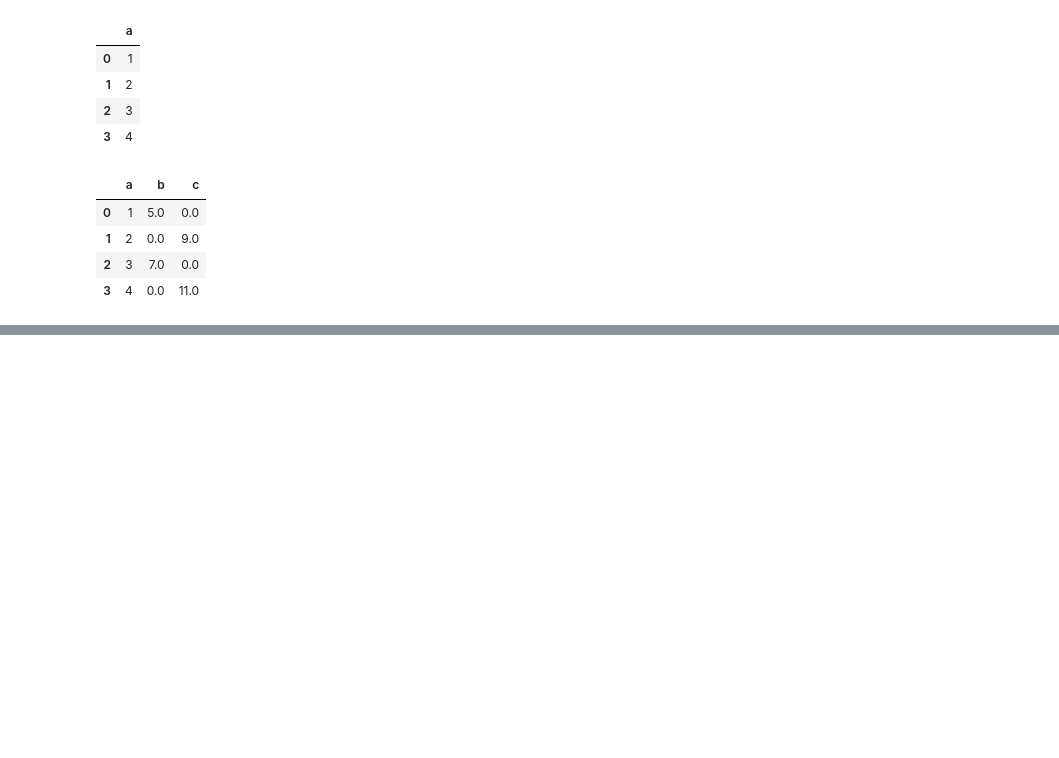
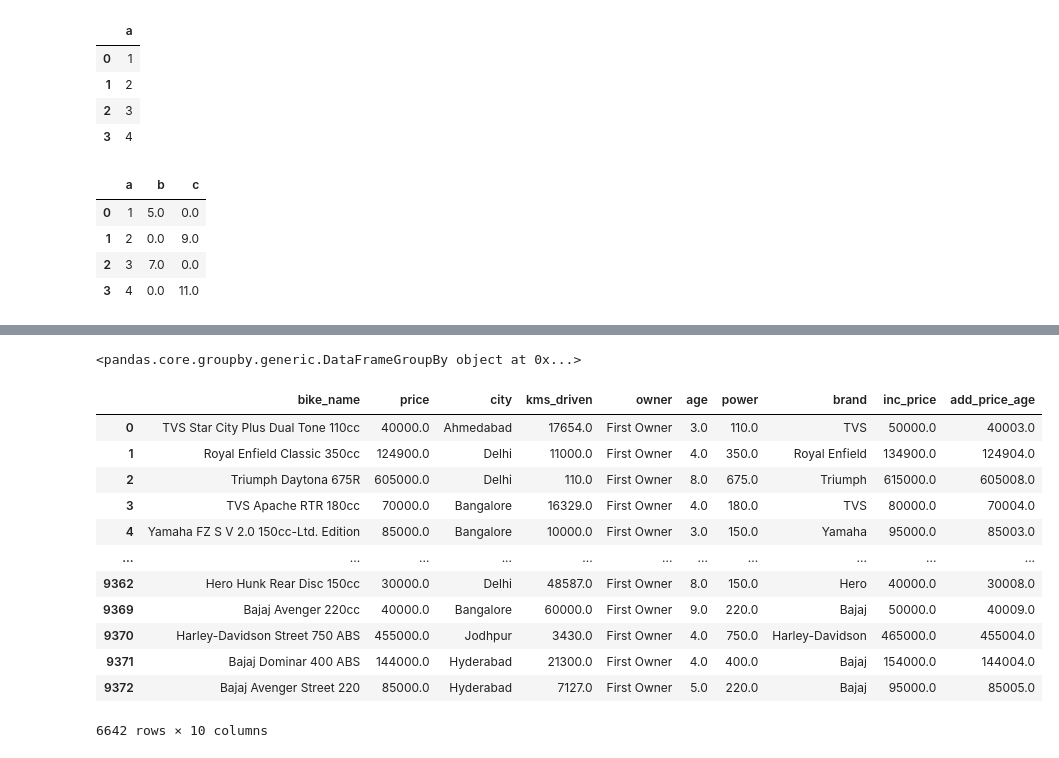
Before and after one commit to jaikrishann/45daysACT, a Jupyter notebook: LIB/pandas.ipynb, the cells around one changed output, grey strips where cells are left out. Drawn from its saved outputs; the diff is of its cells as text; code cells hidden in the pictures; blank space fills up the shorter version.

```diff
--- a/LIB/pandas.ipynb
+++ b/LIB/pandas.ipynb
@@ -325,0 +326,4 @@ df.fillna(df["price"].mean())
+# %%
+# df["price"]=df["price"] + 5000
+# df["inc_price"]=df["price"] + 10000
+df["add_price_age"]=df["price"] + df["age"]
@@ -325,0 +359,22 @@ df.fillna(df["price"].mean())
+# %%
+#groupby
+owner_group = df.groupby("owner")
+owner_group
+# %% [output]
+<pandas.core.groupby.generic.DataFrameGroupBy object at 0x...>
+# %%
+owner_group.get_group("First Owner")
+# %% [output]
+|  | bike_name | price | city | kms_driven | owner | age | power | brand | inc_price | add_price_age |
+| 0 | TVS Star City Plus Dual Tone 110cc | 40000.0 | Ahmedabad | 17654.0 | First Owner | 3.0 | 110.0 | TVS | 50000.0 | 40003.0 |
+| 1 | Royal Enfield Classic 350cc | 124900.0 | Delhi | 11000.0 | First Owner | 4.0 | 350.0 | Royal Enfield | 134900.0 | 124904.0 |
+| 2 | Triumph Daytona 675R | 605000.0 | Delhi | 110.0 | First Owner | 8.0 | 675.0 | Triumph | 615000.0 | 605008.0 |
+| 3 | TVS Apache RTR 180cc | 70000.0 | Bangalore | 16329.0 | First Owner | 4.0 | 180.0 | TVS | 80000.0 | 70004.0 |
+| 4 | Yamaha FZ S V 2.0 150cc-Ltd. Edition | 85000.0 | Bangalore | 10000.0 | First Owner | 3.0 | 150.0 | Yamaha | 95000.0 | 85003.0 |
+| ... | ... | ... | ... | ... | ... | ... | ... | ... | ... | ... |
+| 9362 | Hero Hunk Rear Disc 150cc | 30000.0 | Delhi | 48587.0 | First Owner | 8.0 | 150.0 | Hero | 40000.0 | 30008.0 |
+| 9369 | Bajaj Avenger 220cc | 40000.0 | Bangalore | 60000.0 | First Owner | 9.0 | 220.0 | Bajaj | 50000.0 | 40009.0 |
+| 9370 | Harley-Davidson Street 750 ABS | 455000.0 | Jodhpur | 3430.0 | First Owner | 4.0 | 750.0 | Harley-Davidson | 465000.0 | 455004.0 |
+| 9371 | Bajaj Dominar 400 ABS | 144000.0 | Hyderabad | 21300.0 | First Owner | 4.0 | 400.0 | Bajaj | 154000.0 | 144004.0 |
+| 9372 | Bajaj Avenger Street 220 | 85000.0 | Hyderabad | 7127.0 | First Owner | 5.0 | 220.0 | Bajaj | 95000.0 | 85005.0 |
+6642 rows × 10 columns
```
Also changed, not shown: parts of 10 cells of this notebook, 4 other files.
